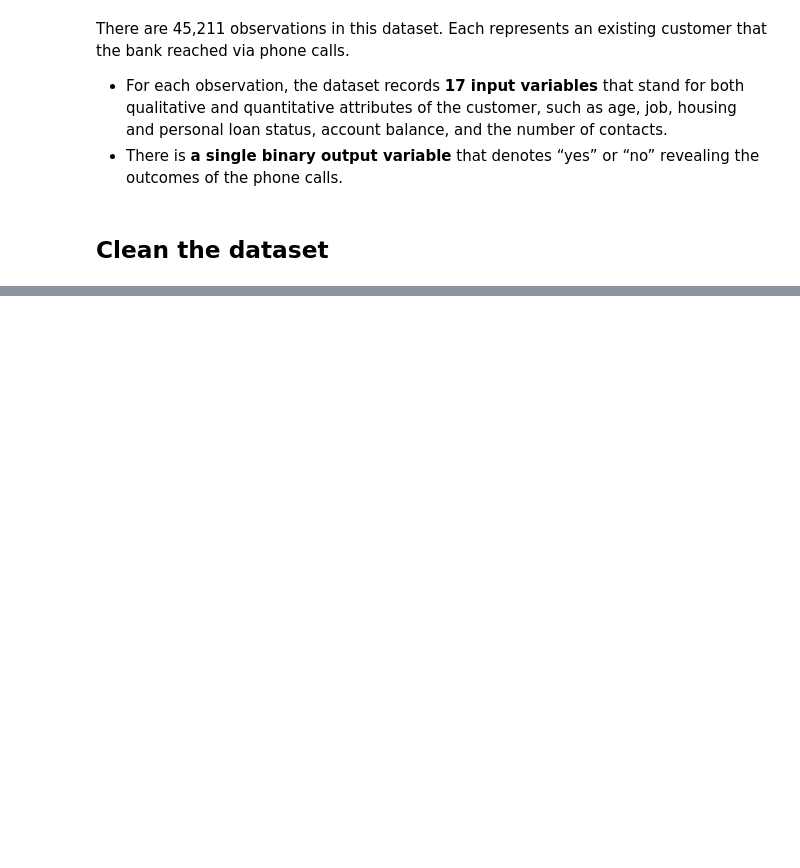
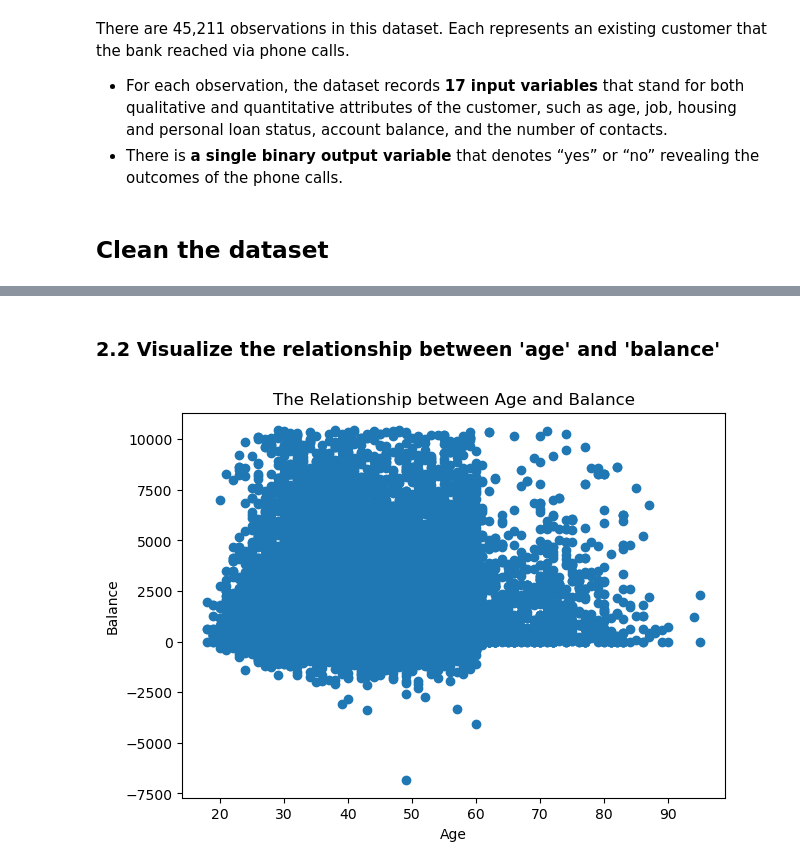
Before and after one commit to ranjansinghds/Bank-Telemarketing-Analysis-Project, a Jupyter notebook: Portuguese_Bank_Telemarketing_Analysis.ipynb, the cells around one changed output, grey strips where cells are left out. Drawn from its saved outputs; the diff is of its cells as text; code cells hidden in the pictures; blank space fills up the shorter version.

```diff
--- a/Portuguese_Bank_Telemarketing_Analysis.ipynb
+++ b/Portuguese_Bank_Telemarketing_Analysis.ipynb
@@ -135,0 +220,14 @@ df4 = dataset3.drop(['balance_outliers'], axis=1)
+# %% [markdown]
+### 2.2 Visualize the relationship between 'age' and 'balance'
+# %%
+plt.figure(figsize=(7, 5))
+
+plt.scatter(df7['age'], df7['balance'])
+
+plt.title('The Relationship between Age and Balance')
+plt.xlabel('Age')
+plt.ylabel('Balance')
+
+plt.show()
+# %% [output]
+[figure, added]
```
Also changed, not shown: parts of 18 cells of this notebook, 2 other files.
